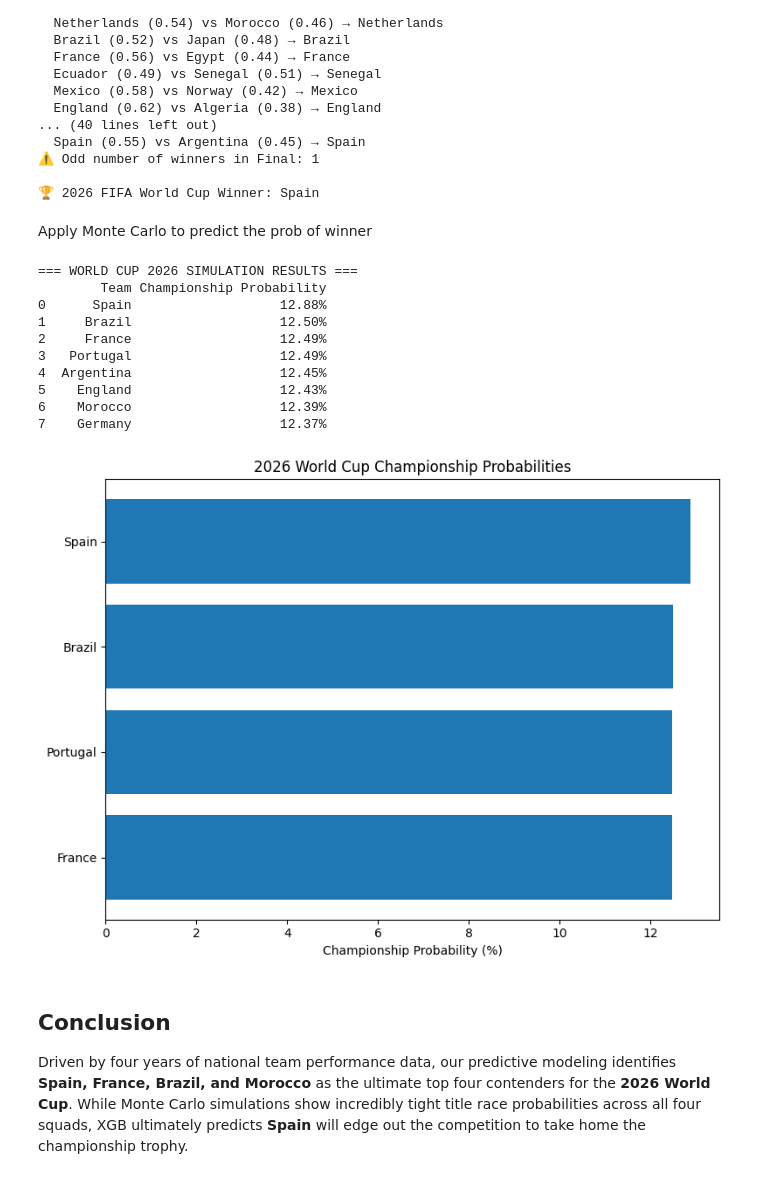
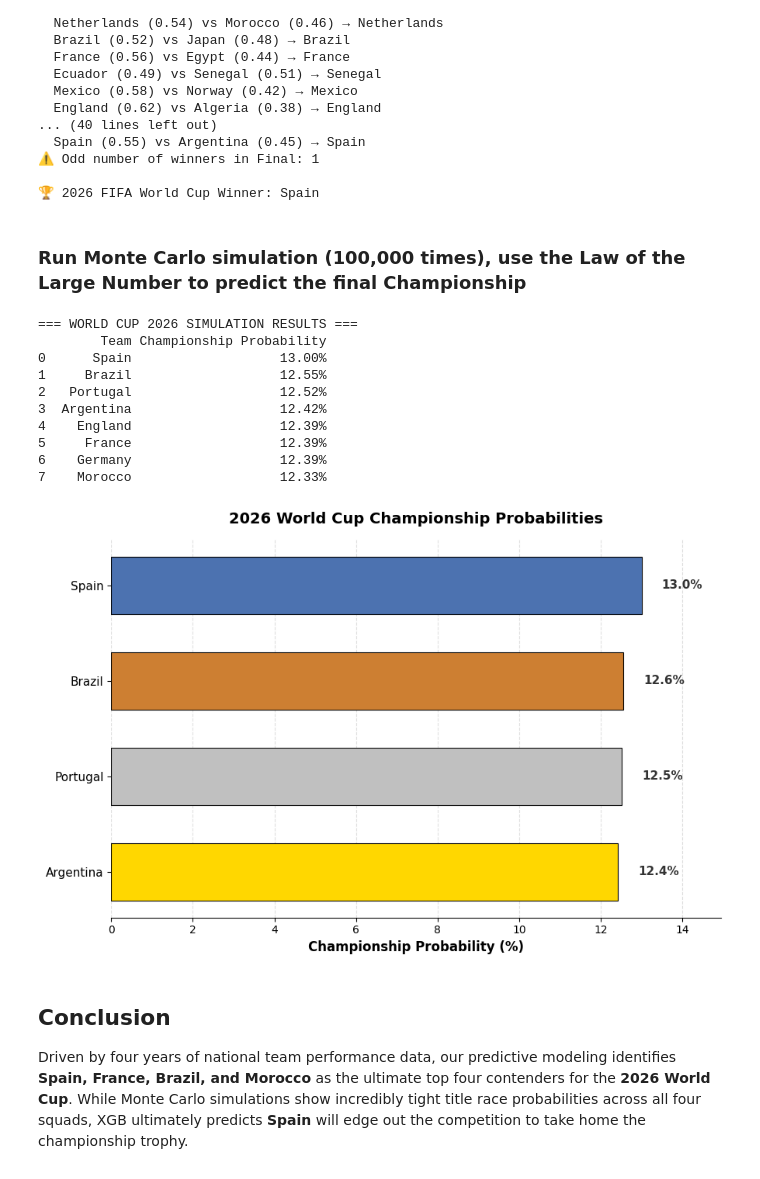
Before and after one commit to aimeele97/2026worldcup_match_outcome_prediction, a Jupyter notebook: fifa_prediction.ipynb, the cells around one changed output. Saved outputs shown, nothing was run; the diff lists cells and outputs as text; code cells hidden in the pictures.

```diff
--- a/fifa_prediction.ipynb
+++ b/fifa_prediction.ipynb
@@ -1863,12 +1928,7 @@ fig.show()
 # %% [markdown]
-Apply Monte Carlo to predict the prob of winner
+### Run Monte Carlo simulation (100,000 times), use the **Law of the Large Number** to predict the final Championship
 # %%
 def get_model_probabilities(team1, team2):
-    """PLACEHOLDER: Replace this with your actual Gradient Boosting model.
-
-    This function should take two team names, look up their current stats,
-    and pass them to your model to get real, dynamic win probabilities.
-    """
 
     base_probabilities = {
         "Spain": 0.51,
@@ -1884,7 +1944,7 @@ def get_model_probabilities(team1, team2):
     return (p1 / total, p2 / total)
 
 
-N_SIM = 500000  # Updated to your target simulation count
+N_SIM = 100000  # Updated to your target simulation count
 champions = []
 
 bracket = {
@@ -1951,35 +2011,70 @@ print(champ_probs)
 # %% [output]
 === WORLD CUP 2026 SIMULATION RESULTS ===
         Team Championship Probability
-0      Spain                   12.88%
-1     Brazil                   12.50%
-2     France                   12.49%
-3   Portugal                   12.49%
-4  Argentina                   12.45%
-5    England                   12.43%
-6    Morocco                   12.39%
-7    Germany                   12.37%
+0      Spain                   13.00%
+1     Brazil                   12.55%
+2   Portugal                   12.52%
+3  Argentina                   12.42%
+4    England                   12.39%
+5     France                   12.39%
+6    Germany                   12.39%
+7    Morocco                   12.33%
 # %%
-champ_probs["Championship Probability"] = [float(c.replace('%', '')) for c in champ_probs['Championship Probability']]
+# visualize the output of Monte Carlo simulation
+
+def to_float(val):
+    if isinstance(val, str):
+        return float(val.replace('%', ''))
+    return float(val)
+
+champ_probs["Championship Probability"] = champ_probs["Championship Probability"].apply(to_float)
 
 top4 = (
     champ_probs
     .head(4)
     .sort_values('Championship Probability')
 )
 
-plt.figure(figsize=(8,6))
-plt.barh(
+fig, ax = plt.subplots(figsize=(9, 6))
+
+colors = ['#FFD700', '#C0C0C0', '#CD7F32', '#4C72B0']  # gold/silver/bronze/blue accent
+bars = ax.barh(
     top4['Team'],
-    top4['Championship Probability']
+    top4['Championship Probability'],
+    color=colors[:len(top4)],
+    edgecolor='black',
+    linewidth=0.8,
+    height=0.6
 )
 
-plt.xlabel('Championship Probability (%)')
-plt.title('2026 World Cup Championship Probabilities')
+# Add percentage labels at the end of each bar
+for bar, value in zip(bars, top4['Championship Probability']):
+    ax.text(
+        bar.get_width() + 0.5,
+        bar.get_y() + bar.get_height() / 2,
+        f'{value:.1f}%',
+        va='center',
+        ha='left',
+        fontsize=11,
+        fontweight='bold',
+        color='#333333'
+    )
+
+# Styling
+ax.set_xlabel('Championship Probability (%)', fontsize=12, fontweight='bold')
+ax.set_title('2026 World Cup Championship Probabilities', fontsize=14, fontweight='bold', pad=15)
+ax.set_xlim(0, top4['Championship Probability'].max() * 1.15)  # room for labels
+ax.spines['top'].set_visible(False)
+ax.spines['right'].set_visible(False)
+ax.spines['left'].set_visible(False)
+ax.grid(axis='x', linestyle='--', alpha=0.4)
+ax.tick_params(axis='y', labelsize=11)
+ax.set_axisbelow(True)
+
 plt.tight_layout()
 plt.show()
 # %% [output]
-[figure, old version]
+[figure, new version]
 # %% [markdown]
 ## Conclusion
 Driven by four years of national team performance data, our predictive modeling identifies **Spain, France, Brazil, and Morocco** as the ultimate top four contenders for the **2026 World Cup**. While Monte Carlo simulations show incredibly tight title race probabilities across all four squads, XGB ultimately predicts **Spain** will edge out the competition to take home the championship trophy.
```
Also changed, not shown: parts of 13 cells of this notebook, 1 other file.
